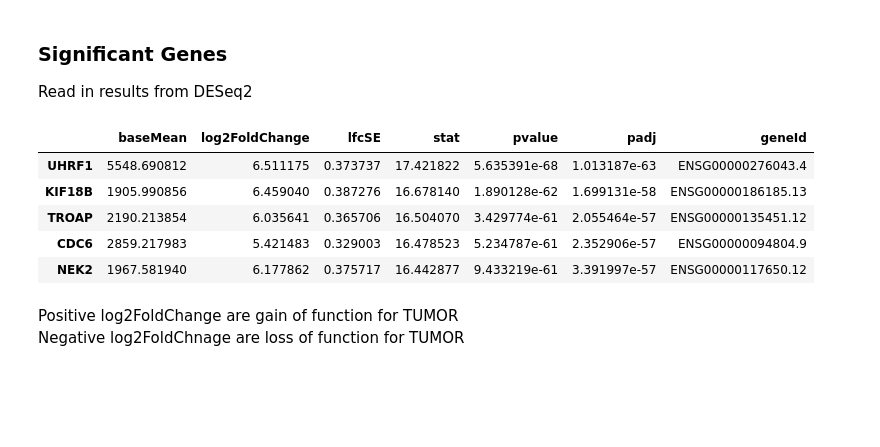
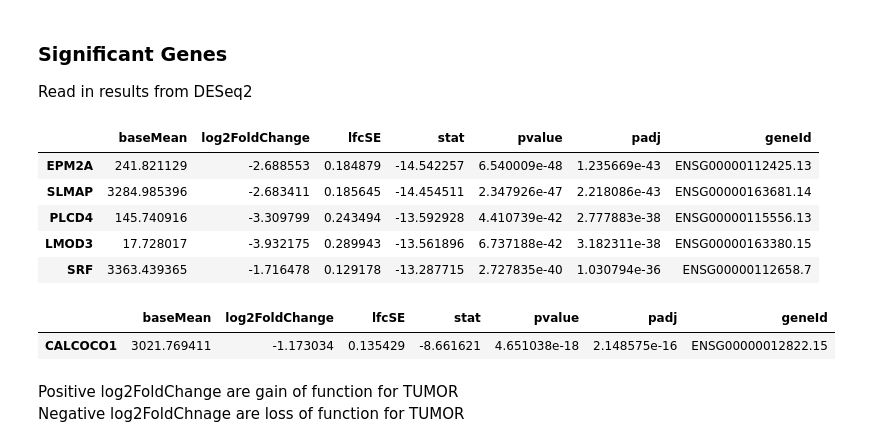
Before and after one commit to jvivian/rnaseq-recompute-analysis, a Jupyter notebook: notebooks/tcga-tumor-vs-normal/Tumor vs Normal.ipynb, the cells around one changed output. Drawn from its saved outputs; the diff is of its cells as text; code cells hidden in the pictures; blank space fills up the shorter version.

Commit message:
Add up / down regulation intersection for cancer predisposition genes

```diff
--- a/notebooks/tcga-tumor-vs-normal/Tumor vs Normal.ipynb
+++ b/notebooks/tcga-tumor-vs-normal/Tumor vs Normal.ipynb
@@ -40,14 +40,19 @@ results = {}
 for result in result_paths:
     results[result.split('-')[0]] = pd.read_csv(os.path.join('results', result), index_col=0, sep='\t')
 # %%
-results['cervix'].head()
+results['bladder'].head()
 # %% [output]
 |  | baseMean | log2FoldChange | lfcSE | stat | pvalue | padj | geneId |
-| UHRF1 | 5548.690812 | 6.511175 | 0.373737 | 17.421822 | 5.635391e-68 | 1.013187e-63 | ENSG00000276043.4 |
-| KIF18B | 1905.990856 | 6.459040 | 0.387276 | 16.678140 | 1.890128e-62 | 1.699131e-58 | ENSG00000186185.13 |
-| TROAP | 2190.213854 | 6.035641 | 0.365706 | 16.504070 | 3.429774e-61 | 2.055464e-57 | ENSG00000135451.12 |
-| CDC6 | 2859.217983 | 5.421483 | 0.329003 | 16.478523 | 5.234787e-61 | 2.352906e-57 | ENSG00000094804.9 |
-| NEK2 | 1967.581940 | 6.177862 | 0.375717 | 16.442877 | 9.433219e-61 | 3.391997e-57 | ENSG00000117650.12 |
+| EPM2A | 241.821129 | -2.688553 | 0.184879 | -14.542257 | 6.540009e-48 | 1.235669e-43 | ENSG00000112425.13 |
+| SLMAP | 3284.985396 | -2.683411 | 0.185645 | -14.454511 | 2.347926e-47 | 2.218086e-43 | ENSG00000163681.14 |
+| PLCD4 | 145.740916 | -3.309799 | 0.243494 | -13.592928 | 4.410739e-42 | 2.777883e-38 | ENSG00000115556.13 |
+| LMOD3 | 17.728017 | -3.932175 | 0.289943 | -13.561896 | 6.737188e-42 | 3.182311e-38 | ENSG00000163380.15 |
+| SRF | 3363.439365 | -1.716478 | 0.129178 | -13.287715 | 2.727835e-40 | 1.030794e-36 | ENSG00000112658.7 |
+# %%
+results['bladder'][results['bladder'].geneId == 'ENSG00000012822.15']
+# %% [output]
+|  | baseMean | log2FoldChange | lfcSE | stat | pvalue | padj | geneId |
+| CALCOCO1 | 3021.769411 | -1.173034 | 0.135429 | -8.661621 | 4.651038e-18 | 2.148575e-16 | ENSG00000012822.15 |
 # %% [markdown]
 Positive log2FoldChange are gain of function for TUMOR <br>
 Negative log2FoldChnage are loss of function for TUMOR
```
Also changed, not shown: parts of 5 cells of this notebook.
